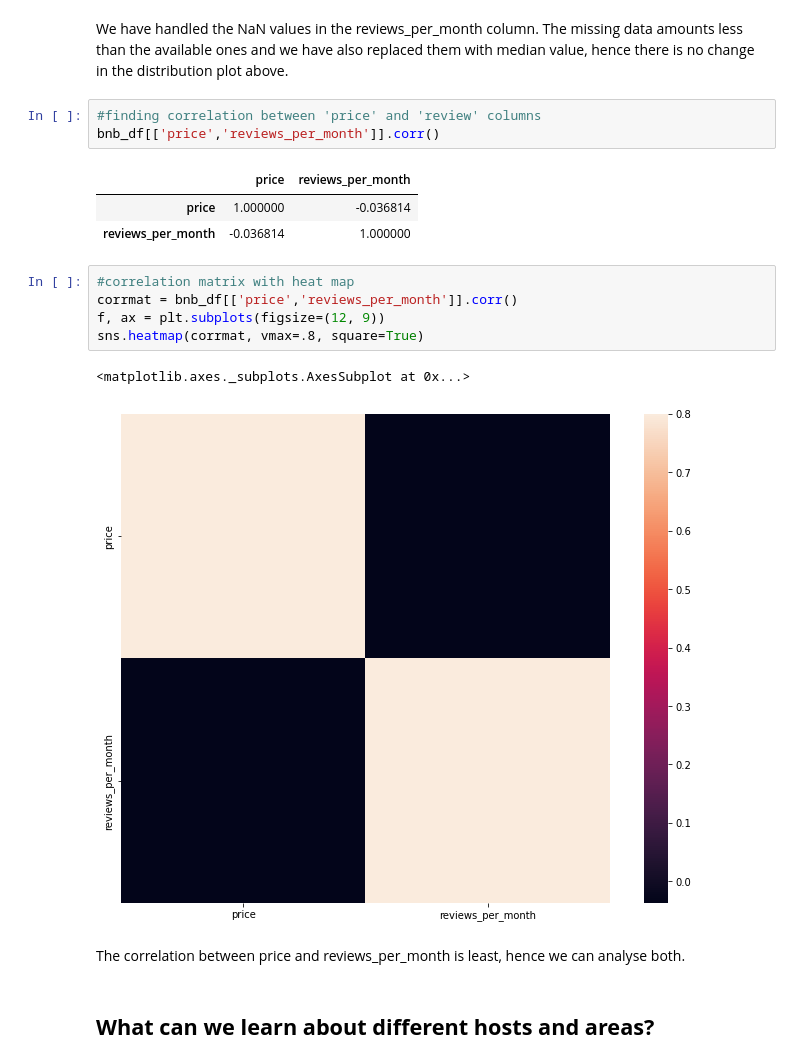
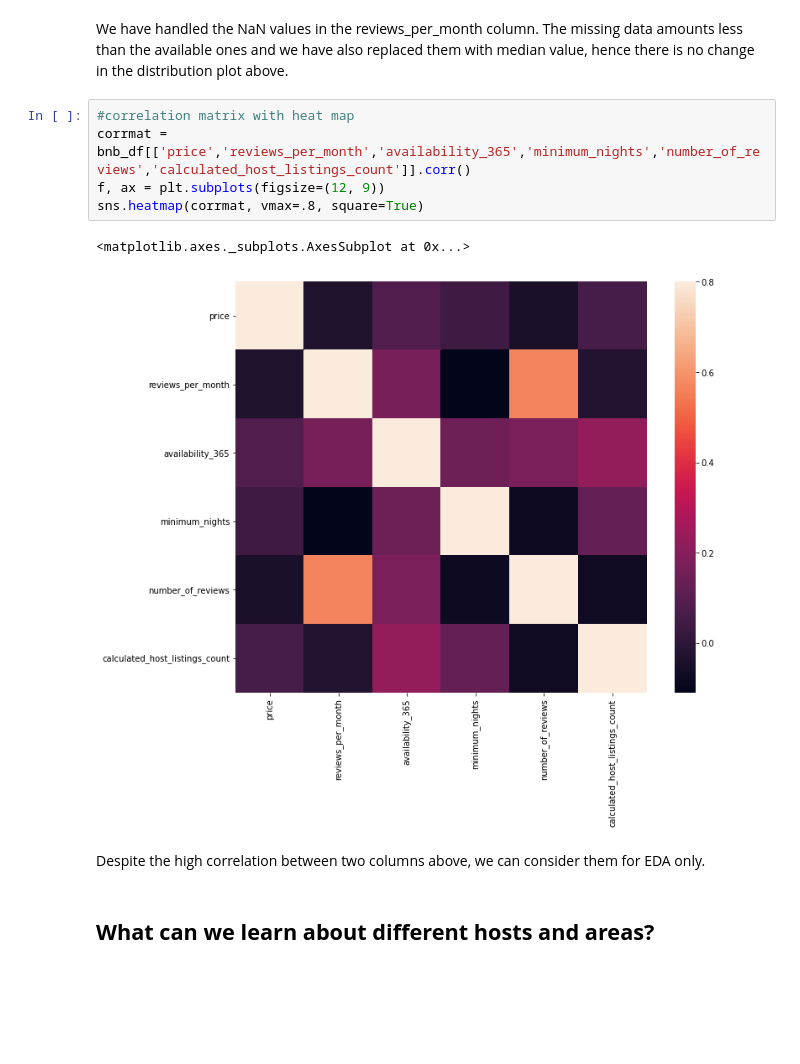
Before and after one commit to Shashwat-spyder/Airbnb-data-analysis, a Jupyter notebook: Shashwat_pani_EDA_Airbnb_Bookings_Analysis_Capstone_Project.ipynb, the cells around one changed output. Saved outputs shown, nothing was run; the diff lists cells and outputs as text; blank space fills up the shorter version.

```diff
--- a/Shashwat_pani_EDA_Airbnb_Bookings_Analysis_Capstone_Project.ipynb
+++ b/Shashwat_pani_EDA_Airbnb_Bookings_Analysis_Capstone_Project.ipynb
@@ -247,23 +247,16 @@ sns.distplot(sorted(bnb.reviews_per_month, reverse= False))
 # %% [markdown]
 We have handled the NaN values in the reviews_per_month column.
 The missing data amounts less than the available ones and we have also replaced them with median value, hence there is no change in the distribution plot above.
-# %%
-#finding correlation between 'price' and 'review' columns
-bnb_df[['price','reviews_per_month']].corr()
-# %% [output]
-|  | price | reviews_per_month |
-| price | 1.000000 | -0.036814 |
-| reviews_per_month | -0.036814 | 1.000000 |
 # %%
 #correlation matrix with heat map
-corrmat = bnb_df[['price','reviews_per_month']].corr()
+corrmat = bnb_df[['price','reviews_per_month','availability_365','minimum_nights','number_of_reviews','calculated_host_listings_count']].corr()
 f, ax = plt.subplots(figsize=(12, 9))
 sns.heatmap(corrmat, vmax=.8, square=True)
 # %% [output]
 <matplotlib.axes._subplots.AxesSubplot at 0x...>
-[figure, old version]
+[figure, new version]
-# %% [markdown]
-The correlation between price and reviews_per_month is least, hence we can analyse both.
+# %% [markdown]
+Despite the high correlation between two columns above, we can consider them for EDA only.
 # %% [markdown]
 ## **What can we learn about different hosts and areas?**
 # %%
```
Also changed, not shown: parts of 1 cell of this notebook.
